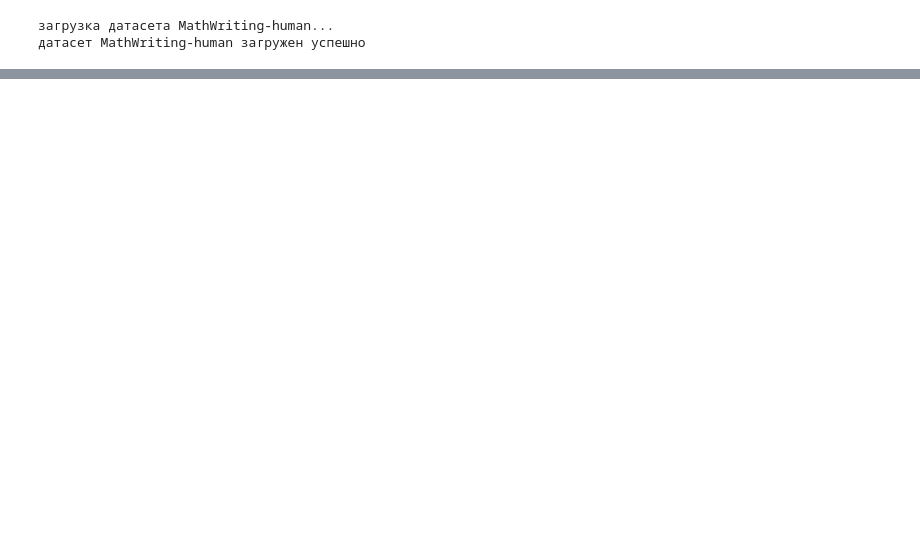
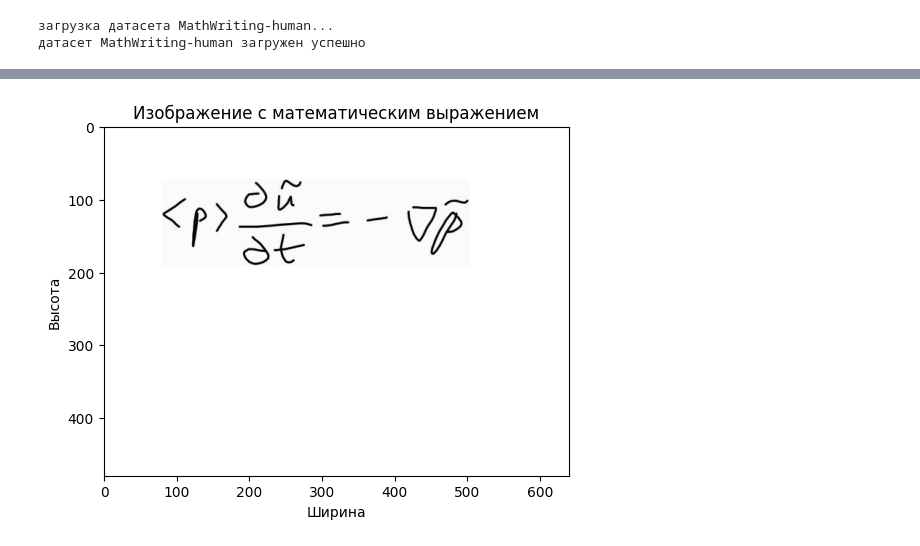
Before and after one commit to KKivik/AiBoardNotes, a Jupyter notebook: train.ipynb, the cells around one changed output, grey strips where cells are left out. Saved outputs shown, nothing was run; the diff lists cells and outputs as text; code cells hidden in the pictures; blank space fills up the shorter version.

```diff
--- a/train.ipynb
+++ b/train.ipynb
@@ -421,0 +723,10 @@ tensor([-0.0344,  0.1277, -0.0517,  0.0824, -0.1070, -0.1194,  0.0905, -0.0853,
+# %%
+from torchvision import transforms
+from prepare_data import SmartResizer
+
+presee_transform = transforms.Compose([
+    transforms.Grayscale(num_output_channels=1),
+    transforms.ToTensor(),
+    SmartResizer(),
+    transforms.Normalize(mean=[0.5], std=[0.5]),
+])
@@ -421,0 +737,2 @@ tensor([-0.0344,  0.1277, -0.0517,  0.0824, -0.1070, -0.1194,  0.0905, -0.0853,
+# %%
+s_to_test = presee_transform(ds_train.dataset[300]["image"]).squeeze()
@@ -421,0 +759,10 @@ tensor([-0.0344,  0.1277, -0.0517,  0.0824, -0.1070, -0.1194,  0.0905, -0.0853,
+# %%
+plt.figure(figsize=(6, 6))
+plt.imshow(s_to_test, cmap='gray') # Отображаем данные с цветовой картой 'gray'
+#plt.colorbar(label='Интенсивность пикселя')
+plt.title('Изображение с математическим выражением')
+plt.xlabel('Ширина')
+plt.ylabel('Высота')
+plt.show()
+# %% [output]
+[figure, added]
```
Also changed, not shown: parts of 49 cells of this notebook, 6 other files.
